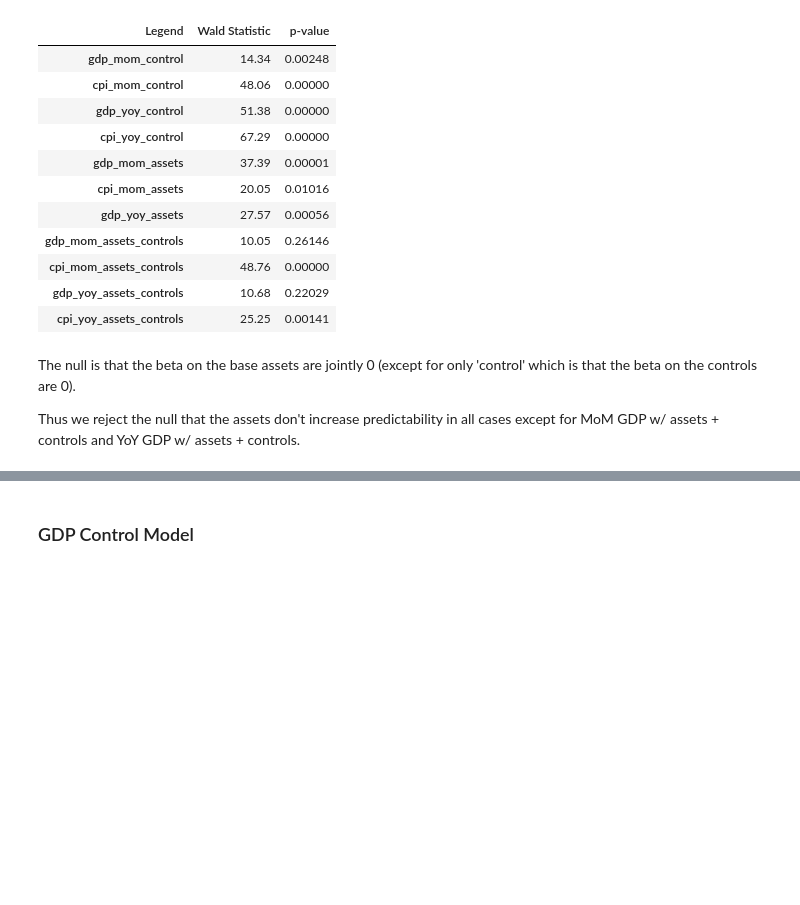
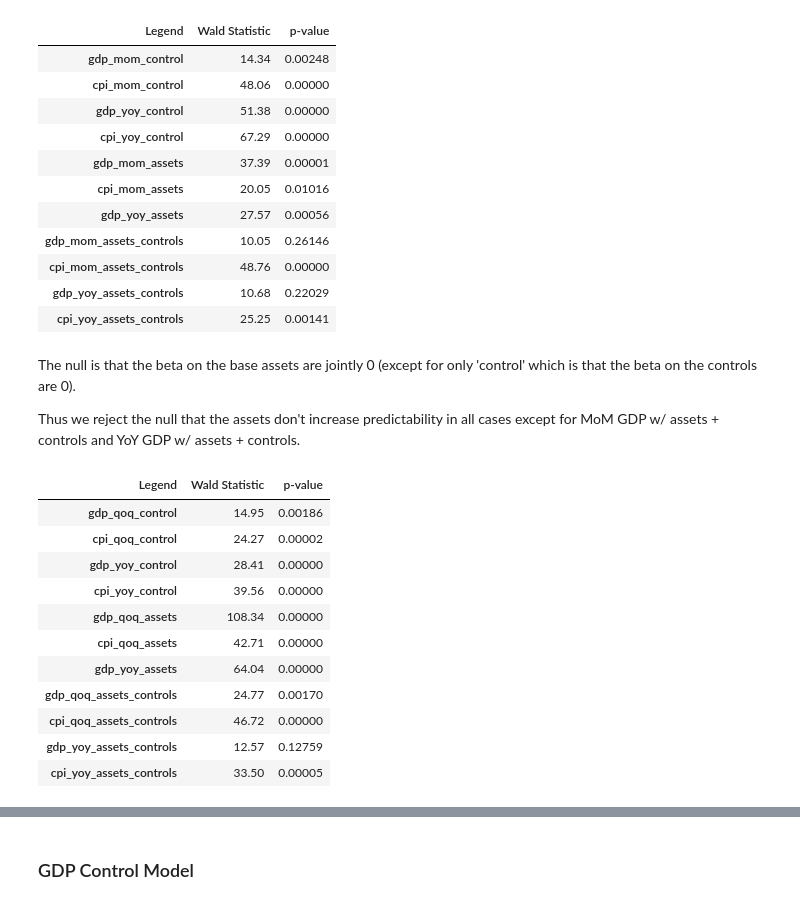
Before and after one commit to santoromano/Macro-Cross-Sectional-Analysis, a Jupyter notebook: mimicking_portfolios.ipynb, the cells around one changed output, grey strips where cells are left out. Saved outputs shown, nothing was run; the diff lists cells and outputs as text; code cells hidden in the pictures; blank space fills up the shorter version.

Commit message:
Quarterly prediction done

```diff
--- a/mimicking_portfolios.ipynb
+++ b/mimicking_portfolios.ipynb
@@ -156,3 +203,18 @@ monthly_prediction()
 The null is that the beta on the base assets are jointly 0 (except for only 'control' which is that the beta on the controls are 0).
 
 Thus we reject the null that the assets don't increase predictability in all cases except for MoM GDP w/ assets + controls and YoY GDP w/ assets + controls.
+# %%
+quarterly_prediction()
+# %% [output]
+| Legend | Wald Statistic | p-value |
+| gdp_qoq_control | 14.95 | 0.00186 |
+| cpi_qoq_control | 24.27 | 0.00002 |
+| gdp_yoy_control | 28.41 | 0.00000 |
+| cpi_yoy_control | 39.56 | 0.00000 |
+| gdp_qoq_assets | 108.34 | 0.00000 |
+| cpi_qoq_assets | 42.71 | 0.00000 |
+| gdp_yoy_assets | 64.04 | 0.00000 |
+| gdp_qoq_assets_controls | 24.77 | 0.00170 |
+| cpi_qoq_assets_controls | 46.72 | 0.00000 |
+| gdp_yoy_assets_controls | 12.57 | 0.12759 |
+| cpi_yoy_assets_controls | 33.50 | 0.00005 |
```
Also changed, not shown: parts of 3 cells of this notebook.
